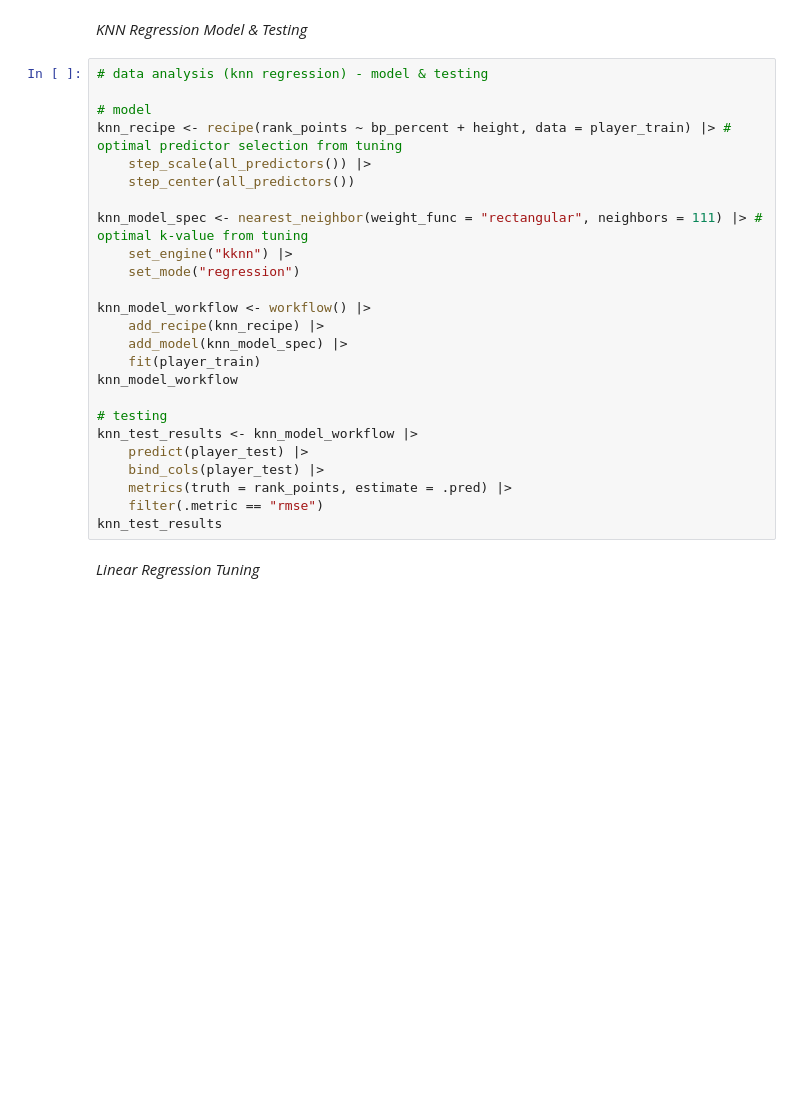
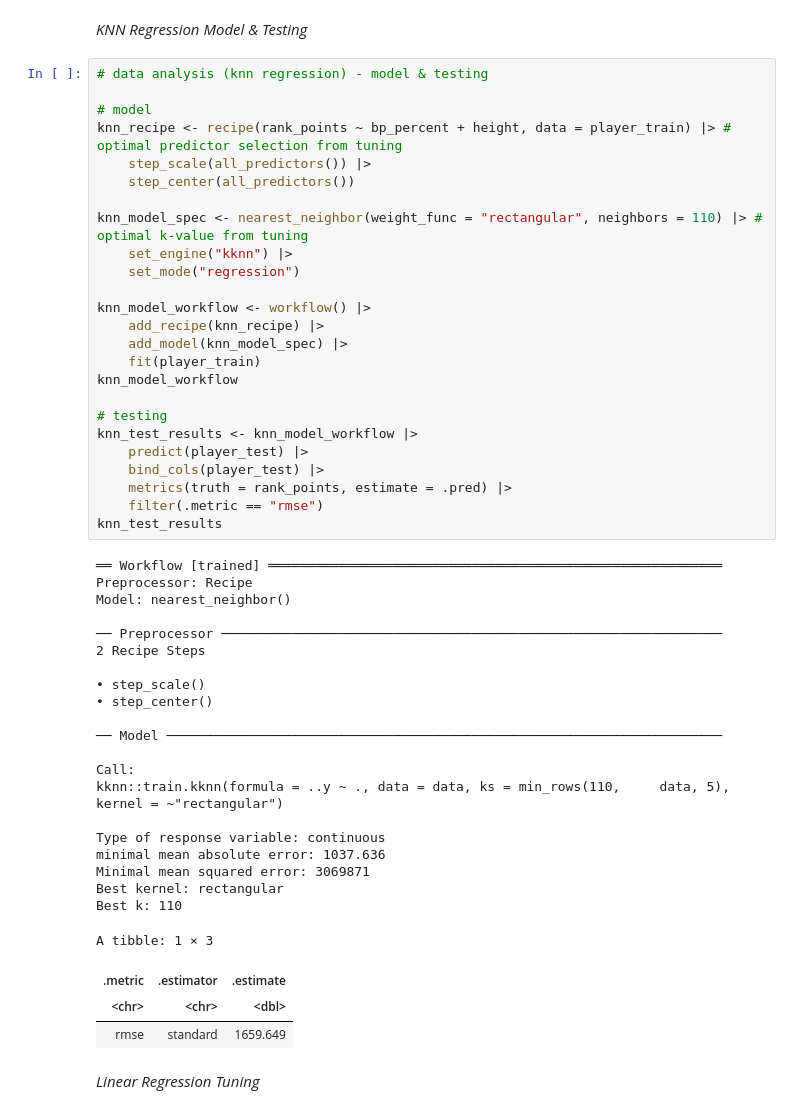
Before and after one commit to EliNAdr/DSCI-100_007-13, a Jupyter notebook: Project_report.ipynb, the cells around one changed output. Saved outputs shown, nothing was run; the diff lists cells and outputs as text; blank space fills up the shorter version.

```diff
--- a/Project_report.ipynb
+++ b/Project_report.ipynb
@@ -195,28 +186,53 @@ A tibble: 1 × 7
 # %%
 # data analysis (knn regression) - model & testing
 
 # model
 knn_recipe <- recipe(rank_points ~ bp_percent + height, data = player_train) |> # optimal predictor selection from tuning
     step_scale(all_predictors()) |>
     step_center(all_predictors())
 
-knn_model_spec <- nearest_neighbor(weight_func = "rectangular", neighbors = 111) |> # optimal k-value from tuning
+knn_model_spec <- nearest_neighbor(weight_func = "rectangular", neighbors = 110) |> # optimal k-value from tuning
     set_engine("kknn") |>
     set_mode("regression")
 
 knn_model_workflow <- workflow() |>
     add_recipe(knn_recipe) |>
     add_model(knn_model_spec) |>
     fit(player_train)
 knn_model_workflow
 
 # testing
 knn_test_results <- knn_model_workflow |>
     predict(player_test) |>
     bind_cols(player_test) |>
     metrics(truth = rank_points, estimate = .pred) |>
     filter(.metric == "rmse")
 knn_test_results
+# %% [output]
+══ Workflow [trained] ══════════════════════════════════════════════════════════
+Preprocessor: Recipe
+Model: nearest_neighbor()
+
+── Preprocessor ────────────────────────────────────────────────────────────────
+2 Recipe Steps
+
+• step_scale()
+• step_center()
+
+── Model ───────────────────────────────────────────────────────────────────────
+
+Call:
+kknn::train.kknn(formula = ..y ~ ., data = data, ks = min_rows(110,     data, 5), kernel = ~"rectangular")
+
+Type of response variable: continuous
+minimal mean absolute error: 1037.636
+Minimal mean squared error: 3069871
+Best kernel: rectangular
+Best k: 110
+A tibble: 1 × 3
+| .metric | .estimator | .estimate |
+| <chr> | <chr> | <dbl> |
+| rmse | standard | 1659.649 |
 # %% [markdown]
 *Linear Regression Tuning*
 # %%
```
Also changed, not shown: parts of 8 cells of this notebook.
